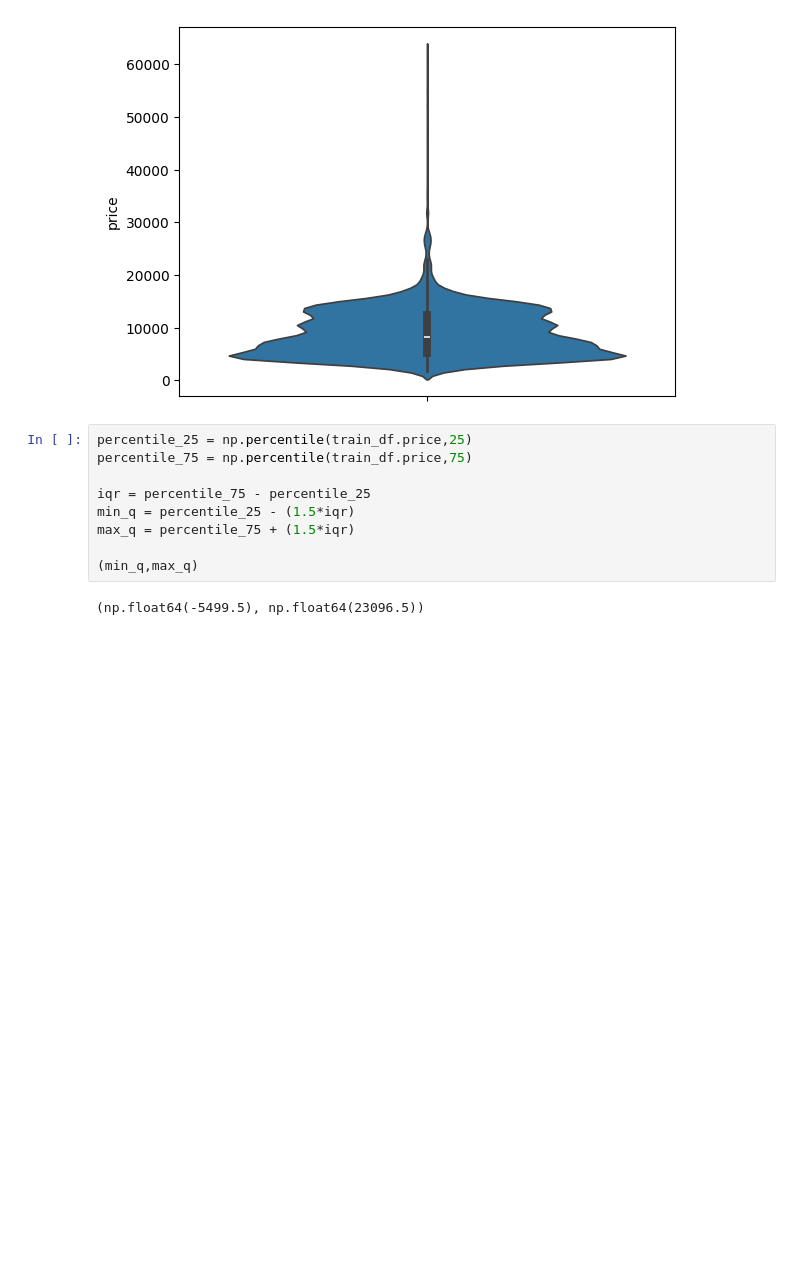
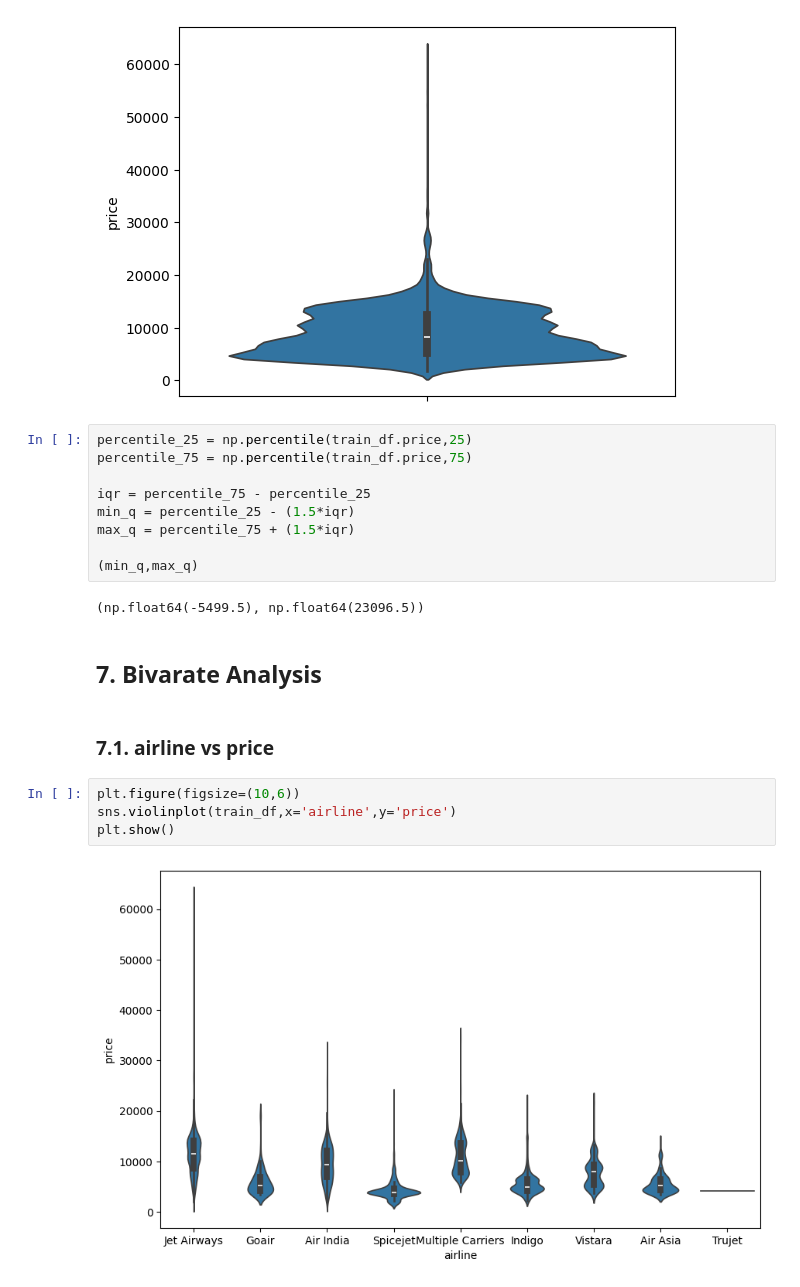
Before and after one commit to PRSOUBHAGYA/flights-price-prediction-sagemaker, a Jupyter notebook: notebook/eda.ipynb, the cells around one changed output. Saved outputs shown, nothing was run; the diff lists cells and outputs as text; blank space fills up the shorter version.

Commit message:
Bivarate analysis started

```diff
--- a/notebook/eda.ipynb
+++ b/notebook/eda.ipynb
@@ -481,3 +481,13 @@ max_q = percentile_75 + (1.5*iqr)
 (min_q,max_q)
 # %% [output]
 (np.float64(-5499.5), np.float64(23096.5))
+# %% [markdown]
+## 7. Bivarate Analysis
+# %% [markdown]
+### 7.1. airline vs price
+# %%
+plt.figure(figsize=(10,6))
+sns.violinplot(train_df,x='airline',y='price')
+plt.show()
+# %% [output]
+[figure, added]
```
Also changed, not shown: parts of 10 cells of this notebook.
